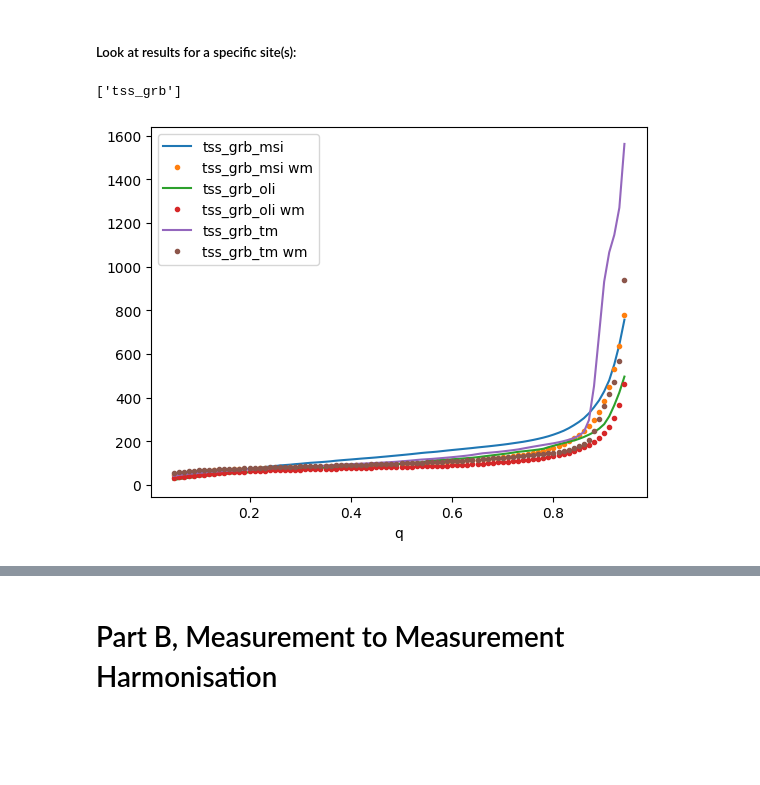
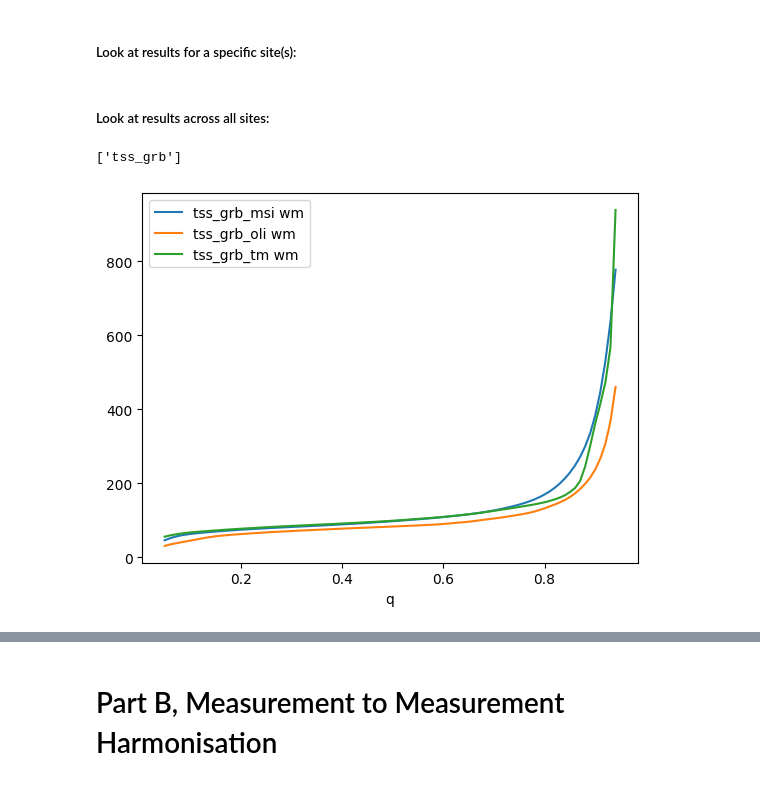
Before and after one commit to digitalearthafrica/deafrica_water_quality, a Jupyter notebook: WP2.2/WP2.2.ipynb, the cells around one changed output, grey strips where cells are left out. Saved outputs shown, nothing was run; the diff lists cells and outputs as text; code cells hidden in the pictures; blank space fills up the shorter version.

```diff
--- a/WP2.2/WP2.2.ipynb
+++ b/WP2.2/WP2.2.ipynb
@@ -149,7 +149,7 @@ data_list = {}
 logfilename = 'parta_log.csv'
 a_log = open_logfile(places_dict,
                      logfilename,
-                     overwrite='Append',   # alternatively use True or False
+                     overwrite='False',   # alternatively use True or False
                      include_list=process_list)
 
 #reduce the log file to the places we are specifically interested in; this seems messy
@@ -162,5 +160,6 @@ appending
 # %%
 # reset on log file to start again  (comment this in/out):
+placename =
 #a_log.loc[a_log['PlaceName']==placename,'Status'] = 100
 # %% [markdown]
 #### RUN THE MAIN PROCESS - this takes hours and requires a large sandbox
@@ -825,6 +1120,8 @@ for i in np.arange(15,wq_stats.place.size):
     plt.legend()
     plt.show()
 #conclude that msi54 is the best distribution for haarteesport dam
+# %% [markdown]
+##### Look at results across all sites:
 # %%
 # --- visualise results for selected variables across all test sites...
 
@@ -835,33 +1132,33 @@ mmt['chla_3bda']    = ['chla_3bda_msi', 'chla_3bda_oli','chla_3bda_tm']
 mmt['chla_tebbs']   = ['chla_tebbs_msi', 'chla_tebbs_oli','chla_tebbs_tm']
 mmt['chla_meris2b'] = ['chla_meris2b_msi', 'chla_modis2b_msi','chla_modis2b_tm']
 mmt['ndssi_rg']     = ['ndssi_rg_msi'  , 'ndssi_rg_oli', 'ndssi_rg_tm', 'ndssi_bnir_oli']
 mmt['ti_yu']        = ['ti_yu_oli', 'ti_yu_tm']
 mmt['tsm_lym']      = ['tsm_lym_oli','tsm_lym_msi','tsm_lym_tm']
 mmt['tss_grb'] = ['tss_grb_msi', 'tss_grb_oli','tss_grb_tm']
 mmt['tss_gr']  = ['tss_gr_msi', 'tss_gr_oli', 'tss_gr_tm']
 mmt['spm_qiu'] = ['spm_qiu_tm', 'spm_qiu_msi']
 mmt['fai']     = ['fai_tm', 'fai_oli', 'fai_msi']
 mmt['ndvi']    = ['ndvi_tm', 'ndvi_oli', 'ndvi_msi']
 mmt['hue']     = ['hue_tm', 'hue_oli', 'hue_msi']
 
 measurements = list(mmt.keys())
 measurements = ['ndci']
 i = 8
 
 q0 = 5
 q1 = 95
 measurements = [list(mmt.keys())[i]]
 print(measurements)
 for m in list(measurements):
     for variable in mmt[m]:
-        wq_stats.loc[{'q':wq_stats.q[q0:q1]}][variable].mean(dim='place').plot(label=variable)
-        ((wq_stats.loc[{'q':wq_stats.q[q0:q1]}][variable] * wq_stats.n).sum(dim='place') / wq_stats.n.sum()).plot(label=variable+' wm',linestyle='',marker='.')
+#        wq_stats.loc[{'q':wq_stats.q[q0:q1]}][variable].mean(dim='place').plot(label=variable)
+        ((wq_stats.loc[{'q':wq_stats.q[q0:q1]}][variable] * wq_stats.n).sum(dim='place') / wq_stats.n.sum()).plot(label=variable+' wm',linestyle='-',marker='')
 
 
     plt.legend()
     plt.show()
 i += 1
 #conclude that msi54 is the best distribution for haarteesport dam
 # %% [output]
 ['tss_grb']
-[figure, old version]
+[figure, new version]
```
Also changed, not shown: parts of 45 cells of this notebook.
